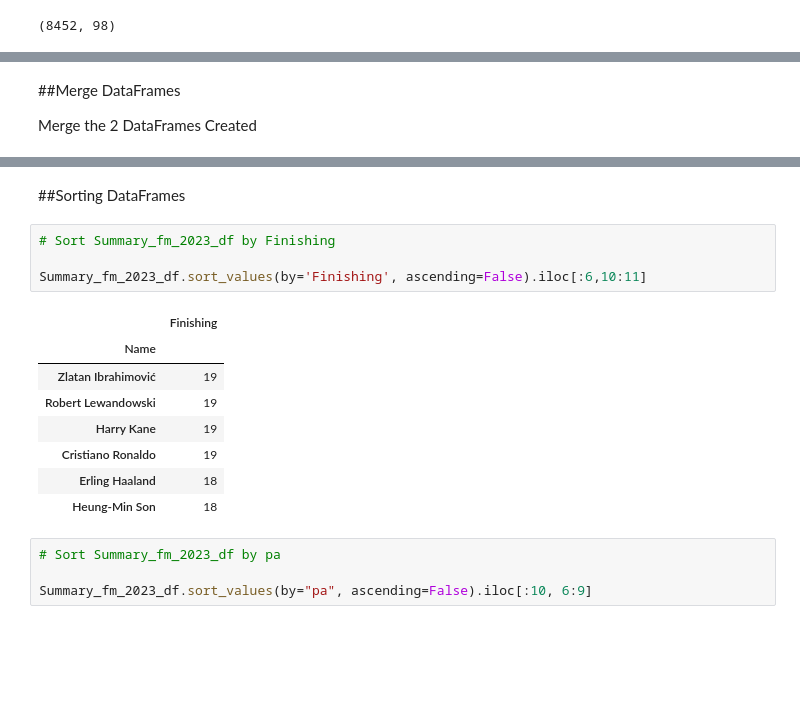
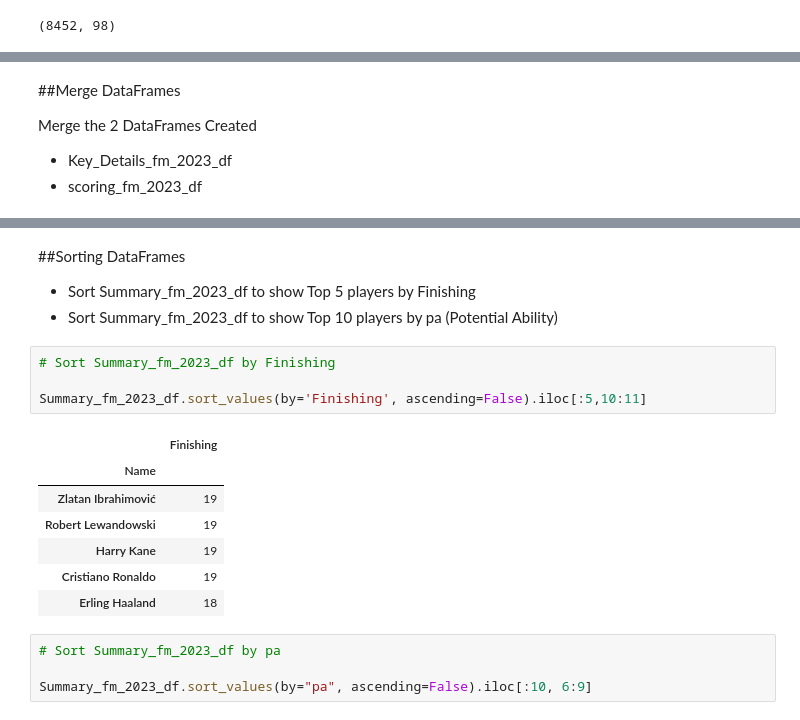
Before and after one commit to RobertCurley/UCDPA_RobertCurley, a Jupyter notebook: UCDPA_RobertCurley.ipynb, the cells around one changed output, grey strips where cells are left out. Drawn from its saved outputs; the diff is of its cells as text; blank space fills up the shorter version.

```diff
--- a/UCDPA_RobertCurley.ipynb
+++ b/UCDPA_RobertCurley.ipynb
@@ -213,6 +227,8 @@ Linus Urban              13           5               9
 ##Merge DataFrames
 
 Merge the 2 DataFrames Created
+* Key_Details_fm_2023_df
+* scoring_fm_2023_df
 # %%
 # Create Summary List based of 2 created DataFrames (KeyDetails_fm_2023_df & scoring_fm_2023_df) and name Summary_fm_2023_df
 
@@ -236,21 +252,23 @@ Adijat Sefer                     2
 Linus Urban                      9
 
 [8452 rows x 16 columns]
-# %% [markdown]
-##Sorting DataFrames
+# %% [markdown]
+##Sorting DataFrames
+
+* Sort Summary_fm_2023_df to show Top 5 players by Finishing
+* Sort Summary_fm_2023_df to show Top 10 players by pa (Potential Ability)
 # %%
 # Sort Summary_fm_2023_df by Finishing
 
-Summary_fm_2023_df.sort_values(by='Finishing', ascending=False).iloc[:6,10:11]
+Summary_fm_2023_df.sort_values(by='Finishing', ascending=False).iloc[:5,10:11]
 # %% [output]
 |  | Finishing |
 | Name |  |
 | Zlatan Ibrahimović | 19 |
 | Robert Lewandowski | 19 |
 | Harry Kane | 19 |
 | Cristiano Ronaldo | 19 |
 | Erling Haaland | 18 |
-| Heung-Min Son | 18 |
 # %%
 # Sort Summary_fm_2023_df by pa
 
```
Also changed, not shown: parts of 26 cells of this notebook.
